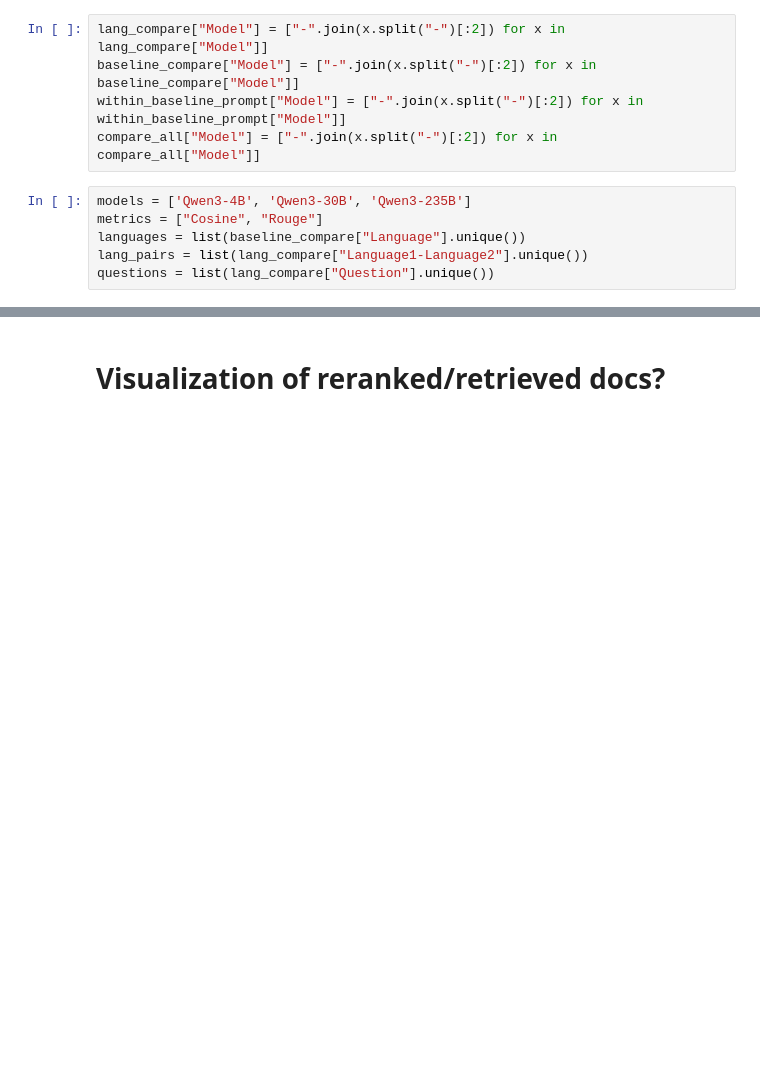
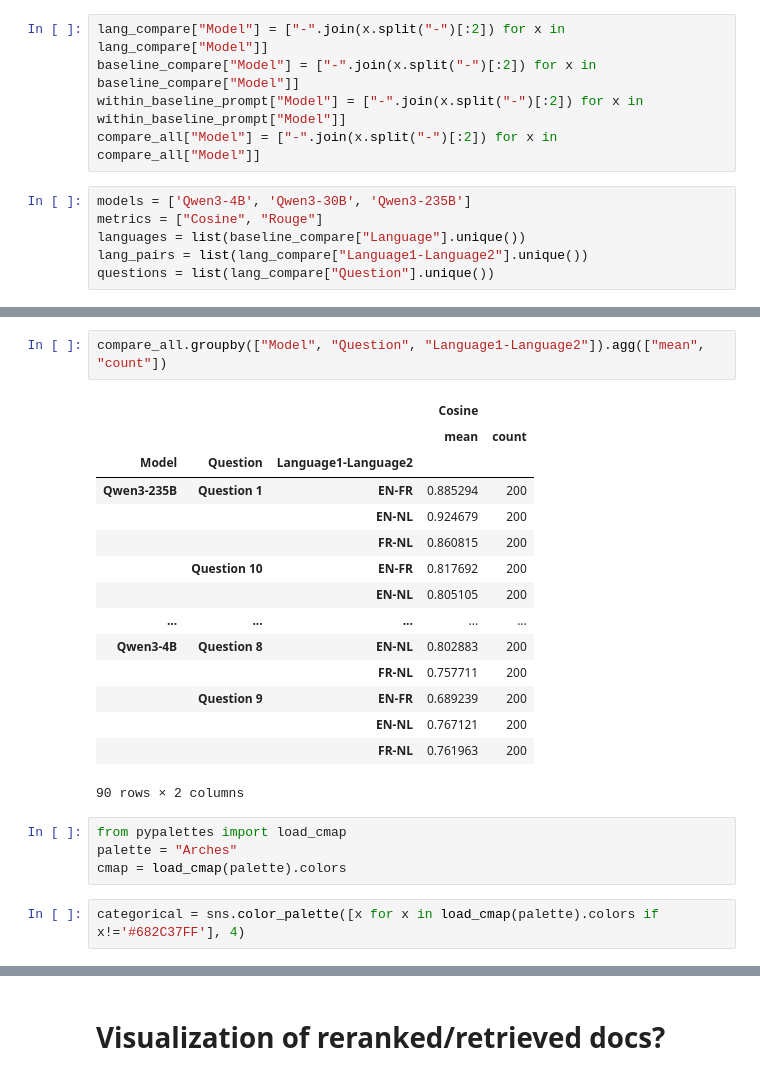
Before and after one commit to imruhi/perspectiveRAG, a Jupyter notebook: RAG/evaluation/viz_metrics.ipynb, the cells around one changed output, grey strips where cells are left out. Saved outputs shown, nothing was run; the diff lists cells and outputs as text; blank space fills up the shorter version.

```diff
--- a/RAG/evaluation/viz_metrics.ipynb
+++ b/RAG/evaluation/viz_metrics.ipynb
@@ -105,3 +109,27 @@ baseline_compare.groupby(["Model", "Question", "Language"]).agg(["mean", "count"
 |  |  | FR | 0.731846 | 100 | 0.194974 | 100 |
 |  |  | NL | 0.862580 | 100 | 0.232193 | 100 |
 90 rows × 4 columns
+# %%
+compare_all.groupby(["Model", "Question", "Language1-Language2"]).agg(["mean", "count"])
+# %% [output]
+|  |  |  | Cosine |  |
+|  |  |  | mean | count |
+| Model | Question | Language1-Language2 |  |  |
+| Qwen3-235B | Question 1 | EN-FR | 0.885294 | 200 |
+|  |  | EN-NL | 0.924679 | 200 |
+|  |  | FR-NL | 0.860815 | 200 |
+|  | Question 10 | EN-FR | 0.817692 | 200 |
+|  |  | EN-NL | 0.805105 | 200 |
+| ... | ... | ... | ... | ... |
+| Qwen3-4B | Question 8 | EN-NL | 0.802883 | 200 |
+|  |  | FR-NL | 0.757711 | 200 |
+|  | Question 9 | EN-FR | 0.689239 | 200 |
+|  |  | EN-NL | 0.767121 | 200 |
+|  |  | FR-NL | 0.761963 | 200 |
+90 rows × 2 columns
+# %%
+from pypalettes import load_cmap
+palette = "Arches"
+cmap = load_cmap(palette).colors
+# %%
+categorical = sns.color_palette([x for x in load_cmap(palette).colors if x!='#682C37FF'], 4)
```
Also changed, not shown: parts of 18 cells of this notebook, 3 other files.
